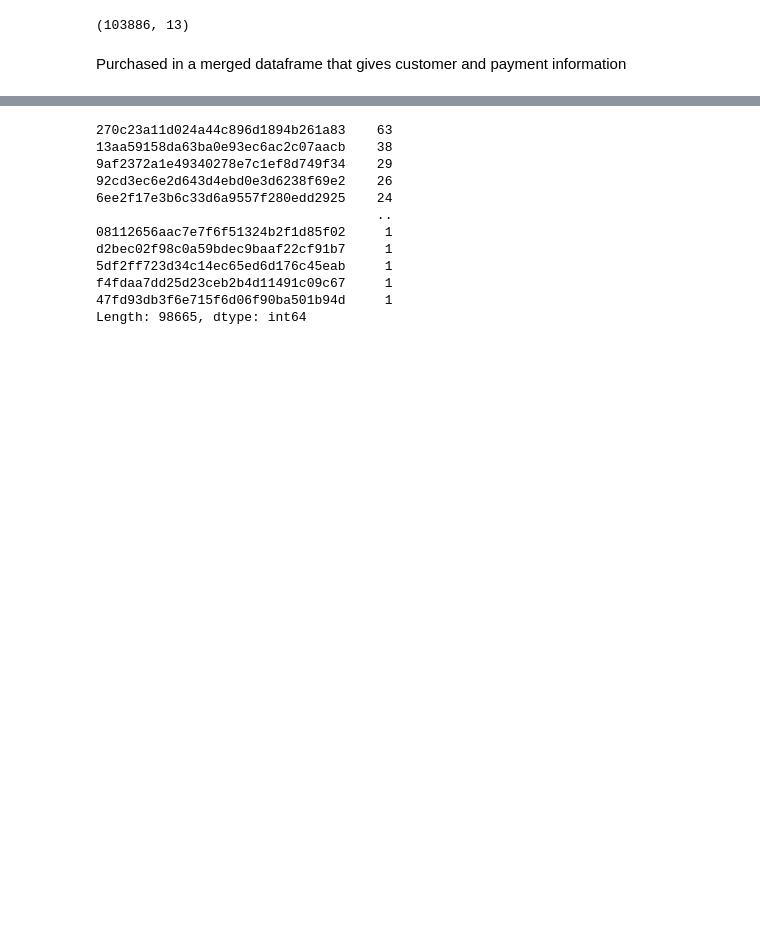
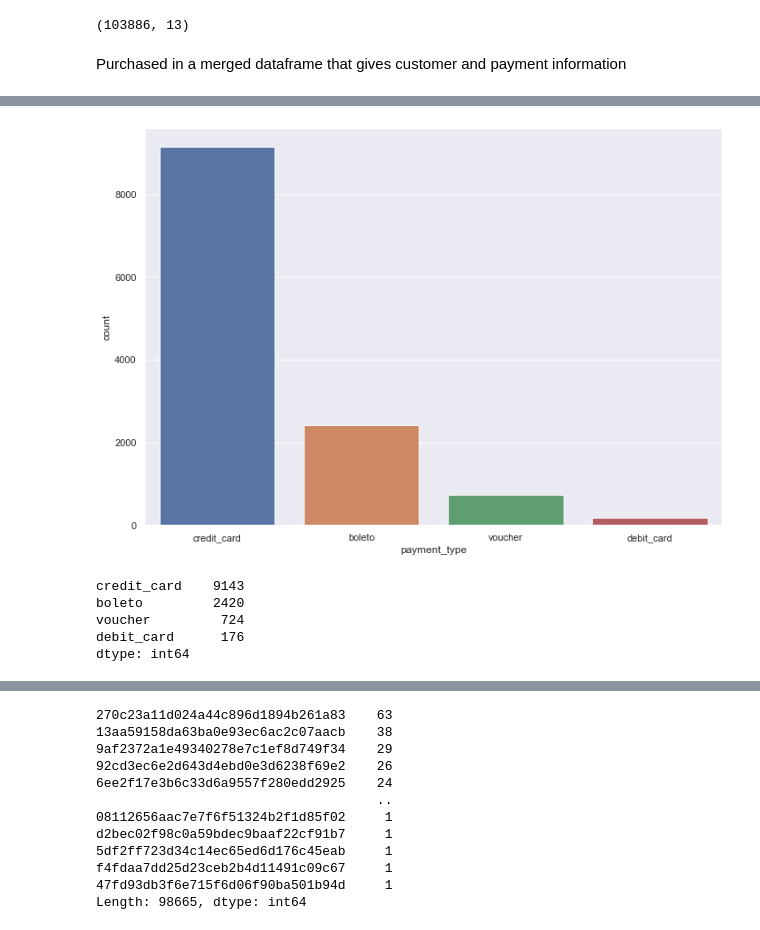
Before and after one commit to Dragonfly99/Brazillian_Ecommerce, a Jupyter notebook: LTV.ipynb, the cells around one changed output, grey strips where cells are left out. Saved outputs shown, nothing was run; the diff lists cells and outputs as text; code cells hidden in the pictures; blank space fills up the shorter version.

Commit message:
Created a dataset on those who bought 2 ore more items

```diff
--- a/LTV.ipynb
+++ b/LTV.ipynb
@@ -142,5 +123,5 @@ Single.head()
 # %%
-q2 = "SELECT * FROM Purchased_I WHERE purchases = 1;"
-Single = ps.sqldf(q2,locals())
-Single.head()
+q4 = "SELECT * FROM Purchased_I WHERE bought != 1;"
+Serial = ps.sqldf(q4,locals())
+Serial.head()
 # %% [output]
@@ -150,0 +134,13 @@ CREATE TABLE "Purchased_I" (
+# %%
+sns.set(rc={'figure.figsize':(11.7,8.27)}, style = 'darkgrid')
+ax = sns.countplot(x = 'payment_type', data = Serial)
+# %% [output]
+[figure, added]
+# %%
+pd.value_counts(Serial['payment_type'].values)
+# %% [output]
+credit_card    9143
+boleto         2420
+voucher         724
+debit_card      176
+dtype: int64
```
Also changed, not shown: parts of 11 cells of this notebook.
